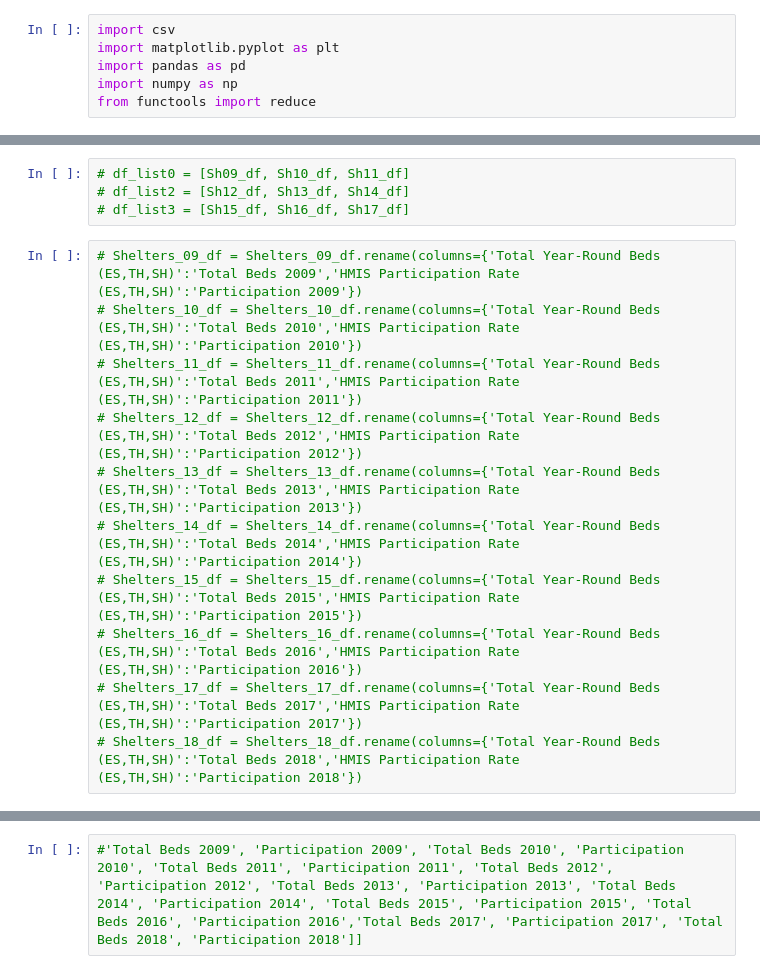
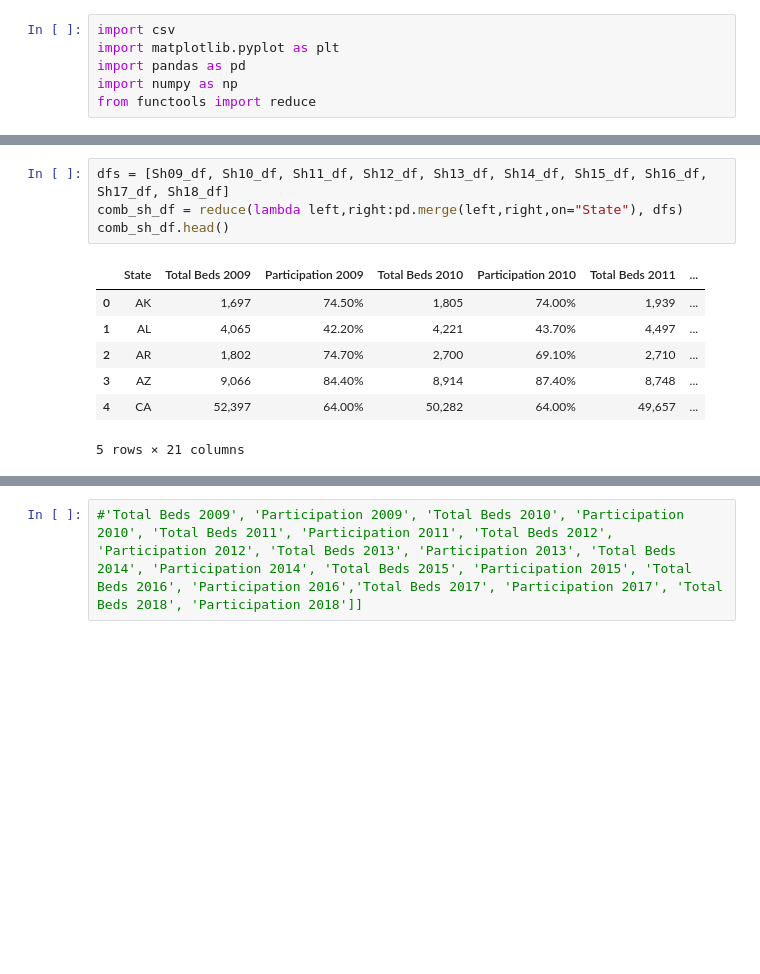
Before and after one commit to jdwright76/Project_1_group1.2, a Jupyter notebook: Proj1.2.ipynb, the cells around one changed output, grey strips where cells are left out. Drawn from its saved outputs; the diff is of its cells as text; blank space fills up the shorter version.

```diff
--- a/Proj1.2.ipynb
+++ b/Proj1.2.ipynb
@@ -39,18 +47,15 @@ CYData_df.head()
 # %%
-# df_list0 = [Sh09_df, Sh10_df, Sh11_df]
-# df_list2 = [Sh12_df, Sh13_df, Sh14_df]
-# df_list3 = [Sh15_df, Sh16_df, Sh17_df]
+dfs = [Sh09_df, Sh10_df, Sh11_df, Sh12_df, Sh13_df, Sh14_df, Sh15_df, Sh16_df, Sh17_df, Sh18_df]
+comb_sh_df = reduce(lambda left,right:pd.merge(left,right,on="State"), dfs)
+comb_sh_df.head()
+# %% [output]
+|  | State | Total Beds 2009 | Participation 2009 | Total Beds 2010 | Participation 2010 | Total Beds 2011 | ... |
+| 0 | AK | 1,697 | 74.50% | 1,805 | 74.00% | 1,939 | ... |
+| 1 | AL | 4,065 | 42.20% | 4,221 | 43.70% | 4,497 | ... |
+| 2 | AR | 1,802 | 74.70% | 2,700 | 69.10% | 2,710 | ... |
+| 3 | AZ | 9,066 | 84.40% | 8,914 | 87.40% | 8,748 | ... |
+| 4 | CA | 52,397 | 64.00% | 50,282 | 64.00% | 49,657 | ... |
+5 rows × 21 columns
-# %%
-# Shelters_09_df = Shelters_09_df.rename(columns={'Total Year-Round Beds (ES,TH,SH)':'Total Beds 2009','HMIS Participation Rate (ES,TH,SH)':'Participation 2009'})
-# Shelters_10_df = Shelters_10_df.rename(columns={'Total Year-Round Beds (ES,TH,SH)':'Total Beds 2010','HMIS Participation Rate (ES,TH,SH)':'Participation 2010'})
-# Shelters_11_df = Shelters_11_df.rename(columns={'Total Year-Round Beds (ES,TH,SH)':'Total Beds 2011','HMIS Participation Rate (ES,TH,SH)':'Participation 2011'})
-# Shelters_12_df = Shelters_12_df.rename(columns={'Total Year-Round Beds (ES,TH,SH)':'Total Beds 2012','HMIS Participation Rate (ES,TH,SH)':'Participation 2012'})
-# Shelters_13_df = Shelters_13_df.rename(columns={'Total Year-Round Beds (ES,TH,SH)':'Total Beds 2013','HMIS Participation Rate (ES,TH,SH)':'Participation 2013'})
-# Shelters_14_df = Shelters_14_df.rename(columns={'Total Year-Round Beds (ES,TH,SH)':'Total Beds 2014','HMIS Participation Rate (ES,TH,SH)':'Participation 2014'})
-# Shelters_15_df = Shelters_15_df.rename(columns={'Total Year-Round Beds (ES,TH,SH)':'Total Beds 2015','HMIS Participation Rate (ES,TH,SH)':'Participation 2015'})
-# Shelters_16_df = Shelters_16_df.rename(columns={'Total Year-Round Beds (ES,TH,SH)':'Total Beds 2016','HMIS Participation Rate (ES,TH,SH)':'Participation 2016'})
-# Shelters_17_df = Shelters_17_df.rename(columns={'Total Year-Round Beds (ES,TH,SH)':'Total Beds 2017','HMIS Participation Rate (ES,TH,SH)':'Participation 2017'})
-# Shelters_18_df = Shelters_18_df.rename(columns={'Total Year-Round Beds (ES,TH,SH)':'Total Beds 2018','HMIS Participation Rate (ES,TH,SH)':'Participation 2018'})
 # %%
 # combined_total = pd.merge(Sh09_df, Sh10_df, on="State")
 
```
Also changed, not shown: parts of 10 cells of this notebook.
